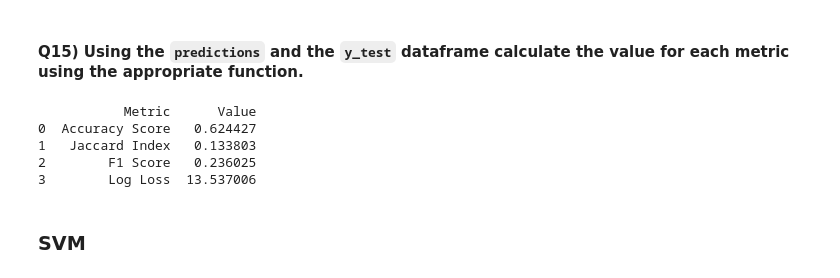
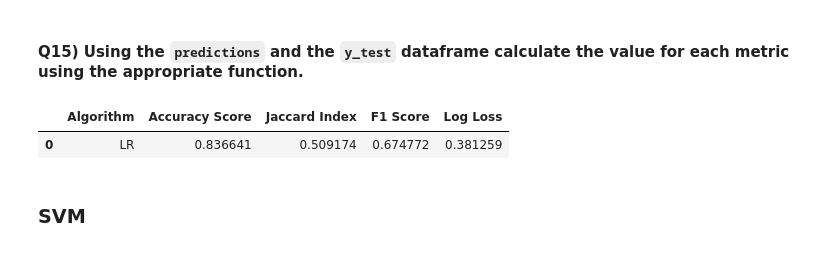
Before and after one commit to CDSSTrueque/AI_Engineering_Professional_Certificate, a Jupyter notebook: Machine Learning/ML0101EN_SkillUp_FinalAssignment.ipynb, the cells around one changed output. Saved outputs shown, nothing was run; the diff lists cells and outputs as text; code cells hidden in the pictures.

```diff
--- a/Machine Learning/ML0101EN_SkillUp_FinalAssignment.ipynb
+++ b/Machine Learning/ML0101EN_SkillUp_FinalAssignment.ipynb
@@ -296,6 +293,7 @@ x_train, x_test, y_train, y_test = train_test_split( features, Y, test_size=0.2,
 # %%
 #Enter Your Code, Execute and take the Screenshot
 # %%
-LR = LogisticRegression(C=0.01, solver='liblinear').fit(x_train,y_train)
+LR = LogisticRegression(solver='liblinear')
+LR.fit(x_train,y_train)
 LR
 # %% [output]
@@ -305,7 +303,8 @@ LogisticRegression(C=0.01, solver='liblinear')
 # %%
 #Enter Your Code, Execute and take the Screenshot
 # %%
-predictions = LR.predict(X_test)
+predictions = LR.predict(x_test)
+predict_proba = LR.predict_proba(x_test)
 # %% [markdown]
 #### Q15) Using the `predictions` and the `y_test` dataframe calculate the value for each metric using the appropriate function.
 # %%
@@ -313,22 +312,20 @@ predictions = LR.predict(X_test)
 # %%
 LR_Accuracy_Score = accuracy_score(y_test, predictions)
 LR_JaccardIndex = jaccard_score(y_test, predictions)
 LR_F1_Score = f1_score(y_test, predictions)
-LR_Log_Loss = log_loss(y_test, predictions)
+LR_Log_Loss = log_loss(y_test, predict_proba)
 
-Report = pd.DataFrame(
-    {
-        'Metric': ['Accuracy Score', 'Jaccard Index', 'F1 Score', 'Log Loss'],
-        'Value': [LR_Accuracy_Score, LR_JaccardIndex, LR_F1_Score, LR_Log_Loss ]
-    }
-)
-print(Report)
+data = {'Algorithm': ['LR'],
+        'Accuracy Score': [LR_Accuracy_Score],
+        'Jaccard Index': [LR_JaccardIndex],
+        'F1 Score': [LR_F1_Score],
+        'Log Loss': [LR_Log_Loss],
+}
+Report = pd.DataFrame(data)
+Report
 # %% [output]
-           Metric      Value
-0  Accuracy Score   0.624427
-1   Jaccard Index   0.133803
-2        F1 Score   0.236025
-3        Log Loss  13.537006
+|  | Algorithm | Accuracy Score | Jaccard Index | F1 Score | Log Loss |
+| 0 | LR | 0.836641 | 0.509174 | 0.674772 | 0.381259 |
 # %% [markdown]
 ### SVM
 # %% [markdown]
```
Also changed, not shown: parts of 17 cells of this notebook, 2 other files.
